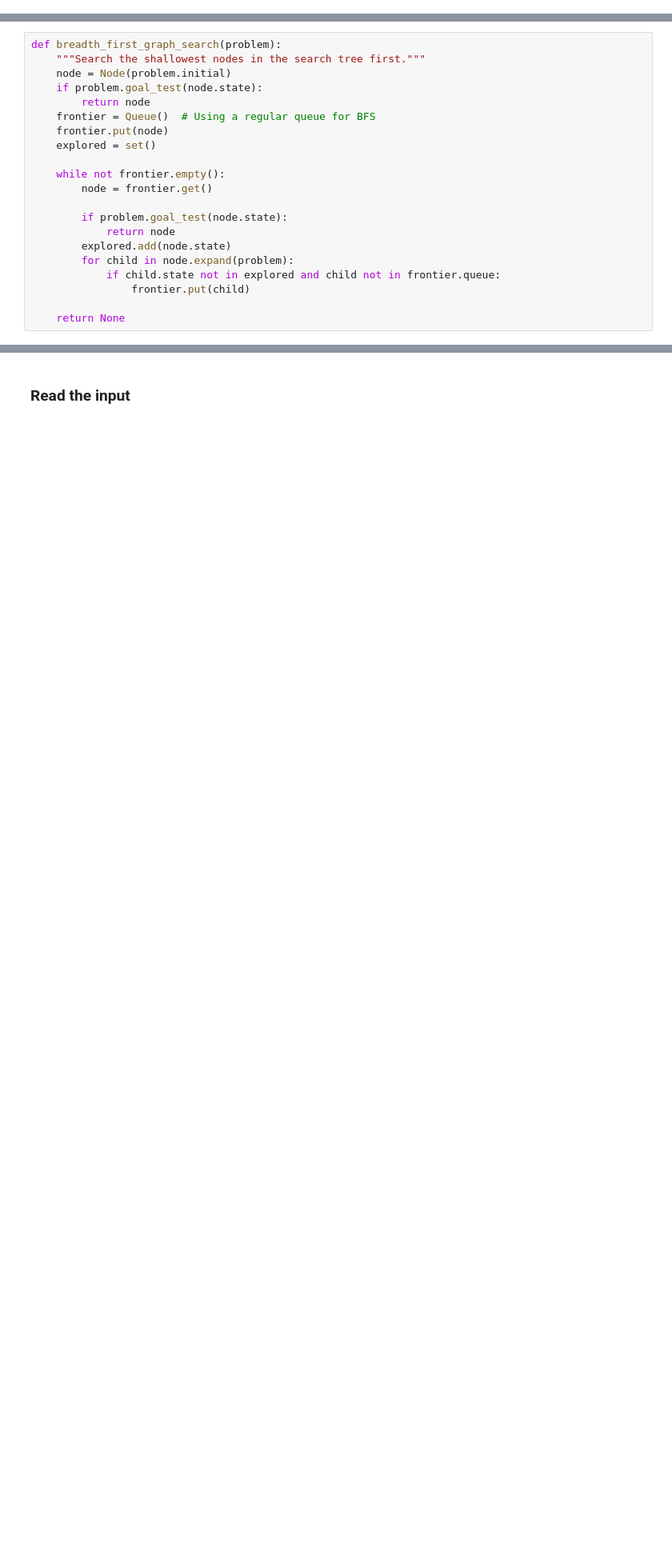
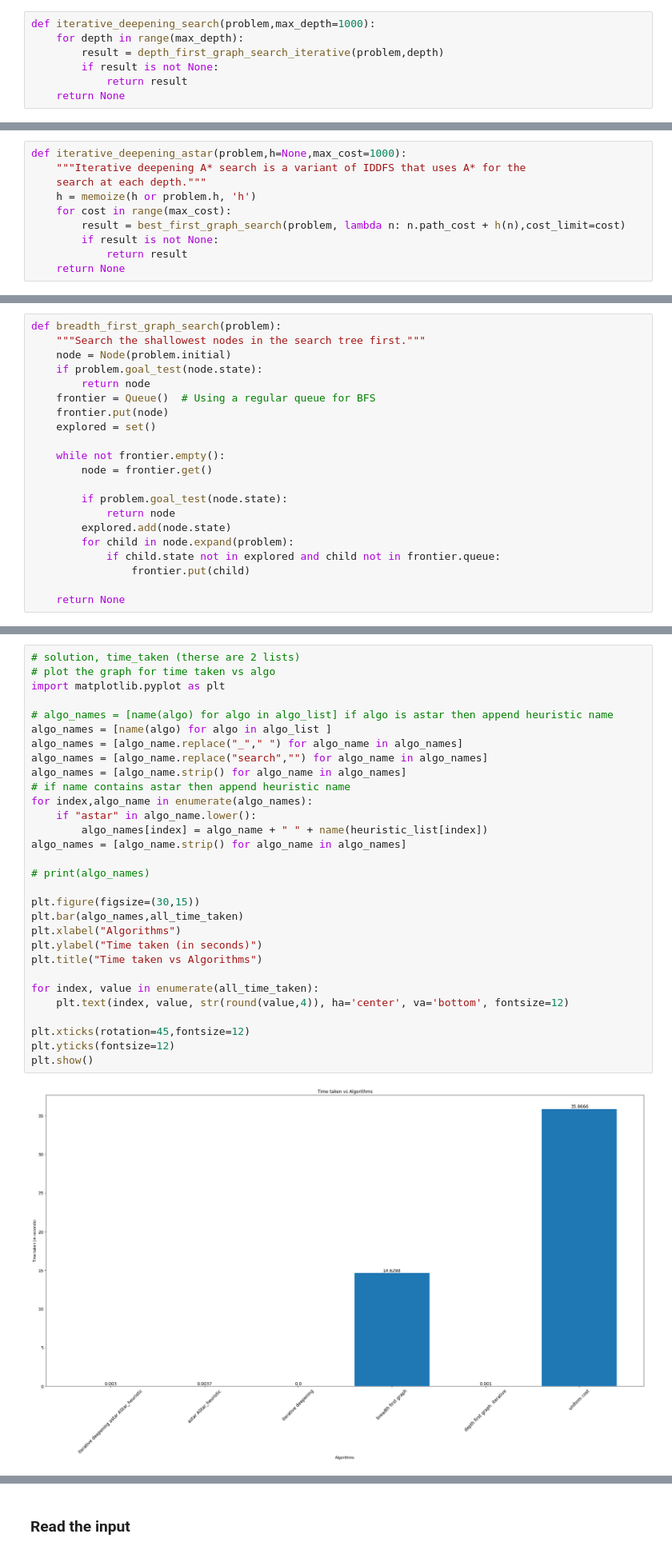
Before and after one commit to SukhmeetSingh2002/AI-Assignments, a Jupyter notebook: Assignment1/SUKHMEET_SINGH_AI_Assignment1_2023.ipynb, the cells around one changed output, grey strips where cells are left out. Shown at 80% size. Drawn from its saved outputs; the diff is of its cells as text; blank space fills up the shorter version.

```diff
--- a/Assignment1/SUKHMEET_SINGH_AI_Assignment1_2023.ipynb
+++ b/Assignment1/SUKHMEET_SINGH_AI_Assignment1_2023.ipynb
@@ -875,0 +704,7 @@ Found in 107.38375234603882
+# %%
+def iterative_deepening_search(problem,max_depth=1000):
+    for depth in range(max_depth):
+        result = depth_first_graph_search_iterative(problem,depth)
+        if result is not None:
+            return result
+    return None
@@ -876 +713,11 @@ Found in 107.38375234603882
+# %%
+def iterative_deepening_astar(problem,h=None,max_cost=1000):
+    """Iterative deepening A* search is a variant of IDDFS that uses A* for the
+    search at each depth."""
+    h = memoize(h or problem.h, 'h')
+    for cost in range(max_cost):
+        result = best_first_graph_search(problem, lambda n: n.path_cost + h(n),cost_limit=cost)
+        if result is not None:
+            return result
+    return None
 # %% [markdown]
@@ -966,0 +814,32 @@ KeyboardInterrupt:
+# %%
+# solution, time_taken (therse are 2 lists)
+# plot the graph for time taken vs algo
+import matplotlib.pyplot as plt
+
+# algo_names = [name(algo) for algo in algo_list] if algo is astar then append heuristic name
+algo_names = [name(algo) for algo in algo_list ]
+algo_names = [algo_name.replace("_"," ") for algo_name in algo_names]
+algo_names = [algo_name.replace("search","") for algo_name in algo_names]
+algo_names = [algo_name.strip() for algo_name in algo_names]
+# if name contains astar then append heuristic name
+for index,algo_name in enumerate(algo_names):
+    if "astar" in algo_name.lower():
+        algo_names[index] = algo_name + " " + name(heuristic_list[index])
+algo_names = [algo_name.strip() for algo_name in algo_names]
+
+# print(algo_names)
+
+plt.figure(figsize=(30,15))
+plt.bar(algo_names,all_time_taken)
+plt.xlabel("Algorithms")
+plt.ylabel("Time taken (in seconds)")
+plt.title("Time taken vs Algorithms")
+
+for index, value in enumerate(all_time_taken):
+    plt.text(index, value, str(round(value,4)), ha='center', va='bottom', fontsize=12)
+
+plt.xticks(rotation=45,fontsize=12)
+plt.yticks(fontsize=12)
+plt.show()
+# %% [output]
+[figure, added]
```
Also changed, not shown: parts of 45 cells of this notebook.
